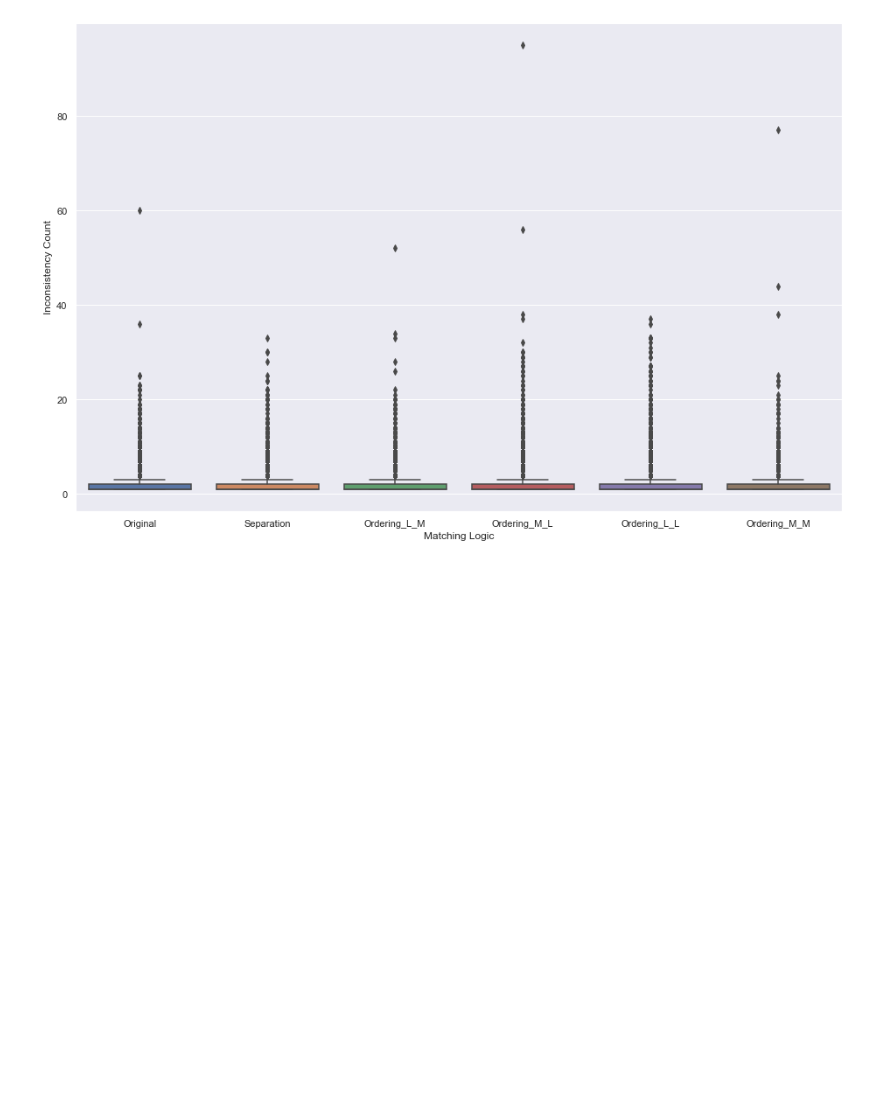
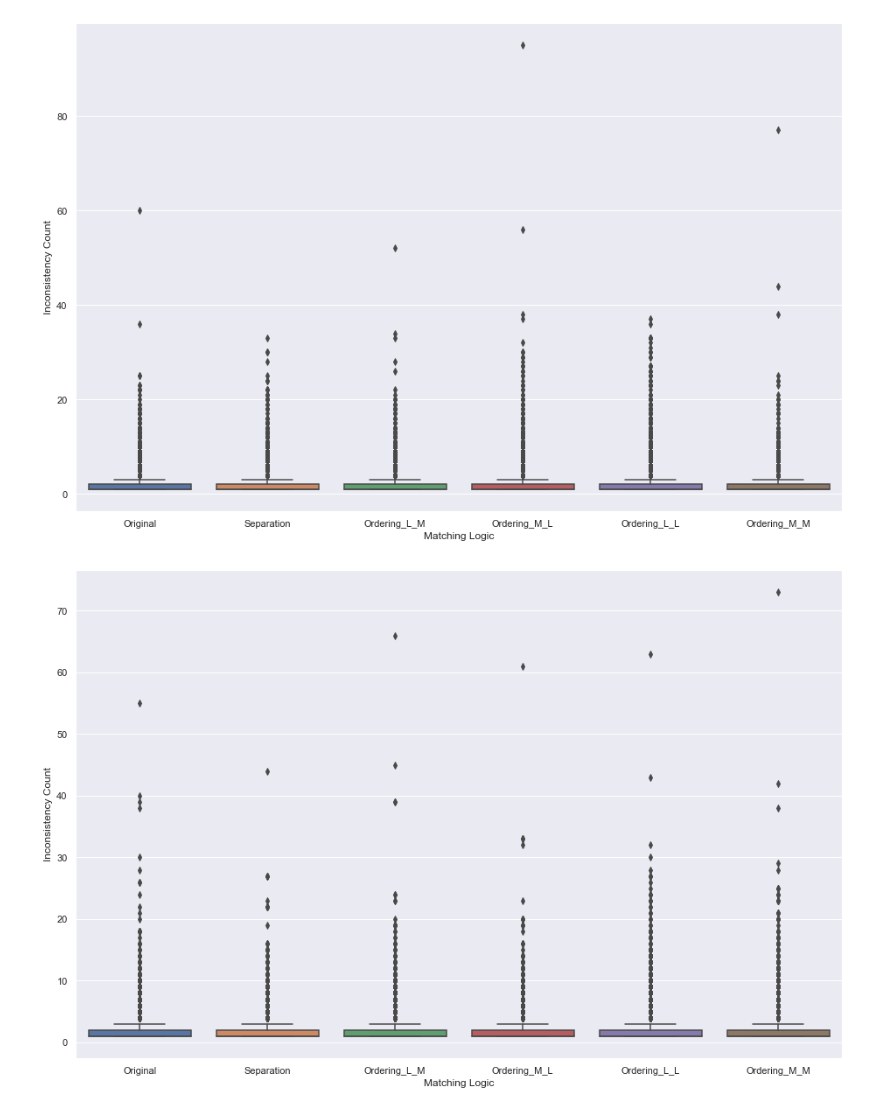
Before and after one commit to meghanat/megha_simulator, a Jupyter notebook: Results/Plot_inconsistency_count.ipynb, the cells around one changed output. Cells and saved outputs as stored; diff of their text form; code cells hidden in the pictures; blank space fills up the shorter version.

Commit message:
Reran notebook for `YH1_sub` and `YH2_sub` traces for 1000 and 10,000 node cluster sizes.

```diff
--- a/Results/Plot_inconsistency_count.ipynb
+++ b/Results/Plot_inconsistency_count.ipynb
@@ -212,8 +212,9 @@ getPathToFile("Separation", "record-2021-10-13-17-42-17_ini.txt")
 PosixPath('inconsistency_count/Separation/record-2021-10-13-17-42-17_ini.txt')
 # %%
 for logic in MATCHING_LOGIC_TECHNIQUES:
-    for trace in ["YH2_sub"]:  # CLUSTER_TRACE_NAMES[1]:
+    for trace in CLUSTER_TRACE_NAMES:
         for cluster_size in [TEN_THOUSAND_NODE_CLUSTER_SIZE, THOUSAND_NODE_CLUSTER_SIZE]:
+            print(logic, trace, cluster_size)
             INTERNAL_INCONSISTENCY_FILE = MATCHING_LOGIC_DATA[logic][trace][cluster_size][INTERNAL_INCONSISTENCY_COUNT]
             EXTERNAL_INCONSISTENCY_FILE = MATCHING_LOGIC_DATA[logic][trace][cluster_size][EXTERNAL_INCONSISTENCY_COUNT]
             with open(getPathToFile(logic, INTERNAL_INCONSISTENCY_FILE)) as fHandler_int, \
@@ -287,3 +305,11 @@ ax = sns.boxplot(x="Matching Logic", y="Inconsistency Count", data=create_datafr
                                                                                    ))
 # %% [output]
 [figure]
+# %%
+ax = sns.boxplot(x="Matching Logic", y="Inconsistency Count", data=create_dataframe(MATCHING_LOGIC_DATA,
+                                                                                    CLUSTER_TRACE_NAMES,
+                                                                                    "YH1_sub",
+                                                                                    1000
+                                                                                   ))
+# %% [output]
+[figure, added]
```
Also changed, not shown: parts of 4 cells of this notebook.
